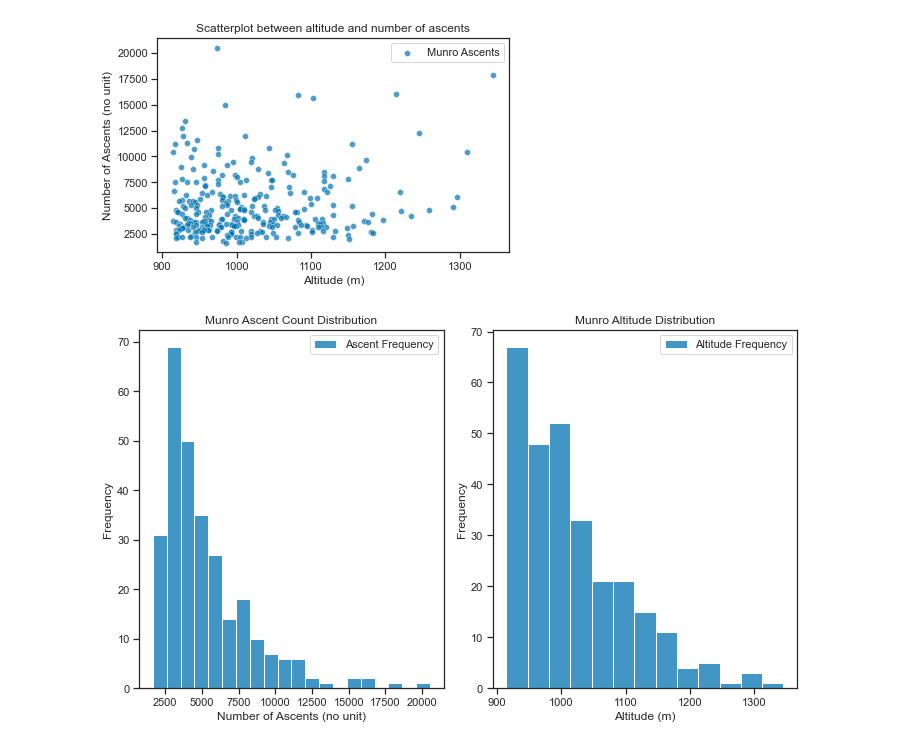
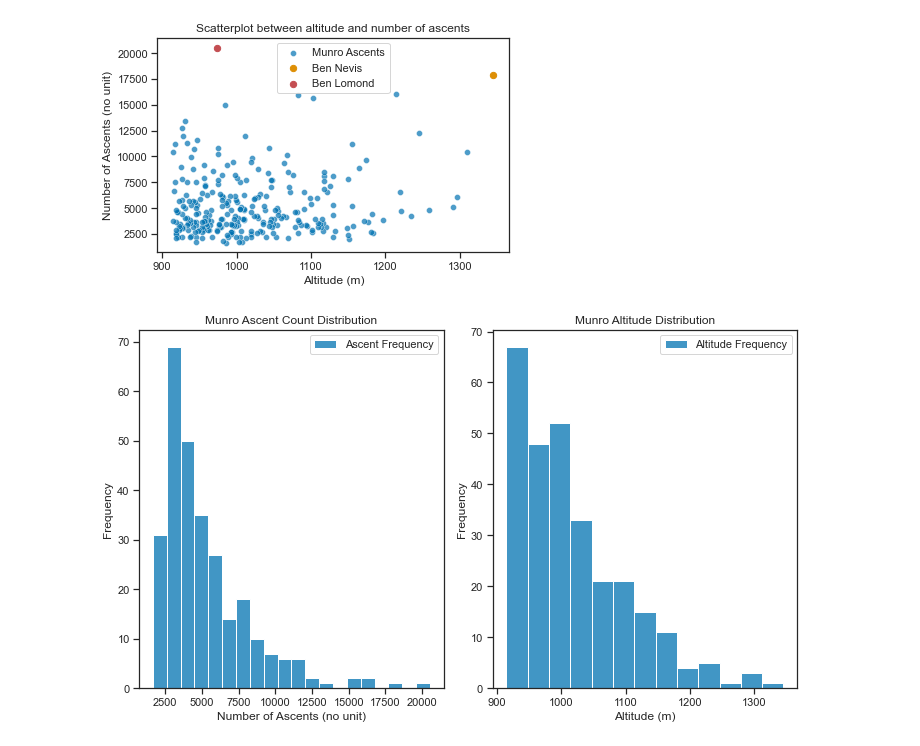
Before and after one commit to filipbalucha/FDS_final_project, a Jupyter notebook: visualization.ipynb, the cells around one changed output. Cells and saved outputs as stored; diff of their text form; code cells hidden in the pictures.

```diff
--- a/visualization.ipynb
+++ b/visualization.ipynb
@@ -6,4 +6,5 @@ import matplotlib.pyplot as plt
 import matplotlib as mpl
 mpl.rcParams['font.size'] = 9 # This should set the size to 9pt
 # %%
-df = pd.read_csv('datasets/clean_v1.csv')
+df = pd.read_csv('datasets/clean.csv')
+df
@@ -14,15 +29,18 @@ sns.set_palette("colorblind")
 # %%
 plt.figure(figsize=(6,4))
 # adding transparency to make plot look better
 sns.scatterplot(x=df['altitude'],y=df['ascent_count'], label='Munro Ascents', alpha = 0.7)
 plt.title('Scatterplot between altitude and number of ascents')
 plt.xlabel('Altitude (m)')
 plt.ylabel('Number of Ascents (no unit)')
+plt.scatter([1345],[17902], label='Ben Nevis', s=40)
+b = df.loc[df['name'] == 'Ben Lomond']
+plt.scatter(b.altitude, b.ascent_count, label='Ben Lomond', s=40, c = 'r')
 plt.legend()
 plt.tight_layout() # Can help to fit in space for smaller plots
 plt.show()
 # %% [output]
-[figure, old version]
+[figure, new version]
 # %%
 # drawing a histogram to visualise the distribution of ascent count and height of the munro
 ### PREF ###
```
Also changed, not shown: parts of 2 cells of this notebook, 2 other files.
